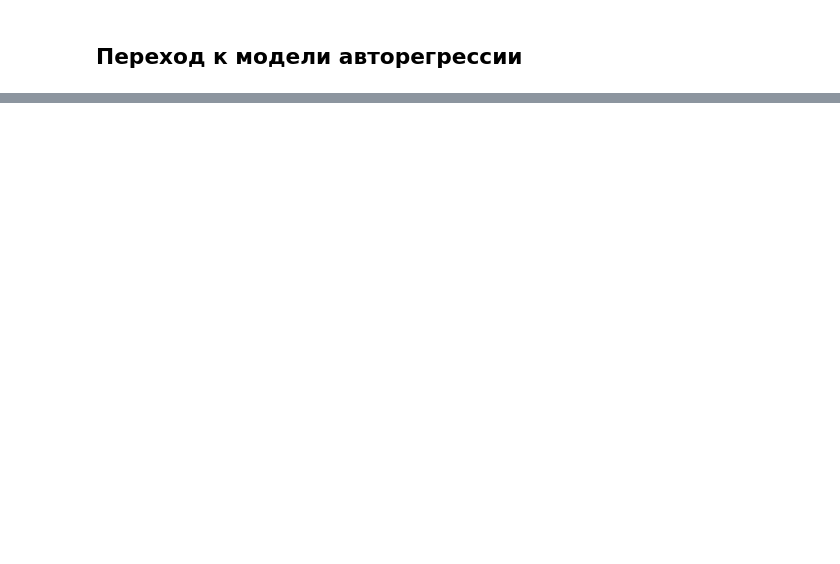
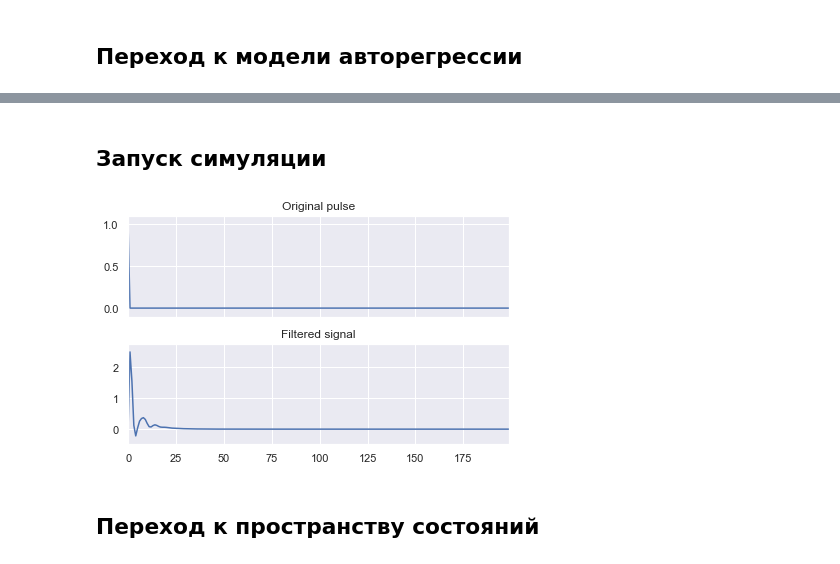
Before and after one commit to tupoylogin/linear_dynamics, a Jupyter notebook: LDSDemo.ipynb, the cells around one changed output, grey strips where cells are left out. Cells and saved outputs as stored; diff of their text form; code cells hidden in the pictures; blank space fills up the shorter version.

```diff
--- a/LDSDemo.ipynb
+++ b/LDSDemo.ipynb
@@ -95,0 +113,7 @@ plot_signal(sig, arma_process.impulse_response(T_OBS))
+# %%
+N_REAL = 2
+N_COMPLEX = 7
+T_OBS = 200
+# %%
+lds = LDS(N_REAL, N_COMPLEX)
+sig = unit_impulse(T_OBS)
@@ -95,0 +134,10 @@ plot_signal(sig, arma_process.impulse_response(T_OBS))
+# %% [markdown]
+## Запуск симуляции
+# %%
+%matplotlib inline
+sns.set()
+plot_signal(sig, lds.simulate(T_OBS, sig))
+# %% [output]
+[figure, added]
+# %% [markdown]
+## Переход к пространству состояний
```
Also changed, not shown: parts of 18 cells of this notebook, 1 other file.
